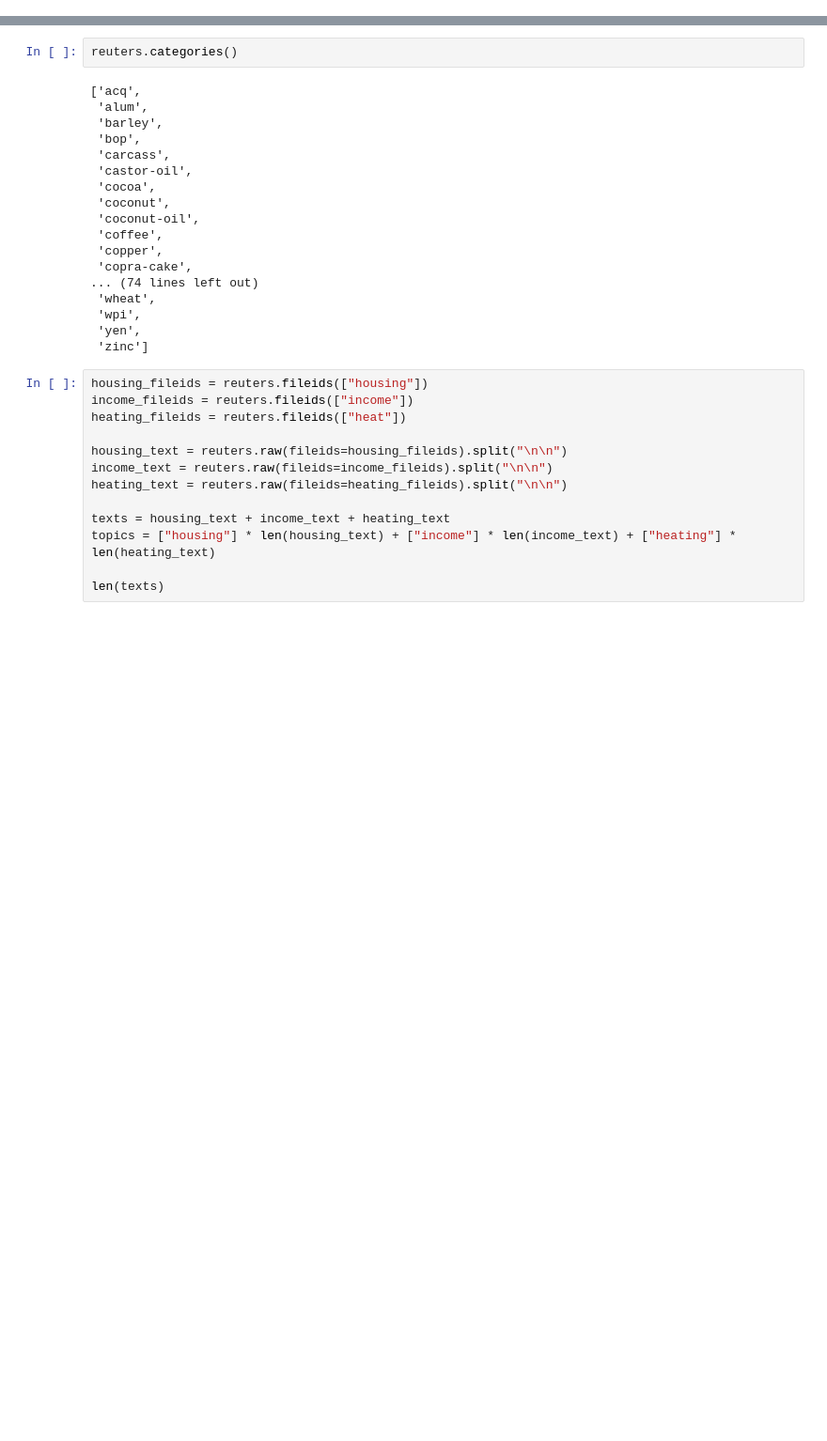
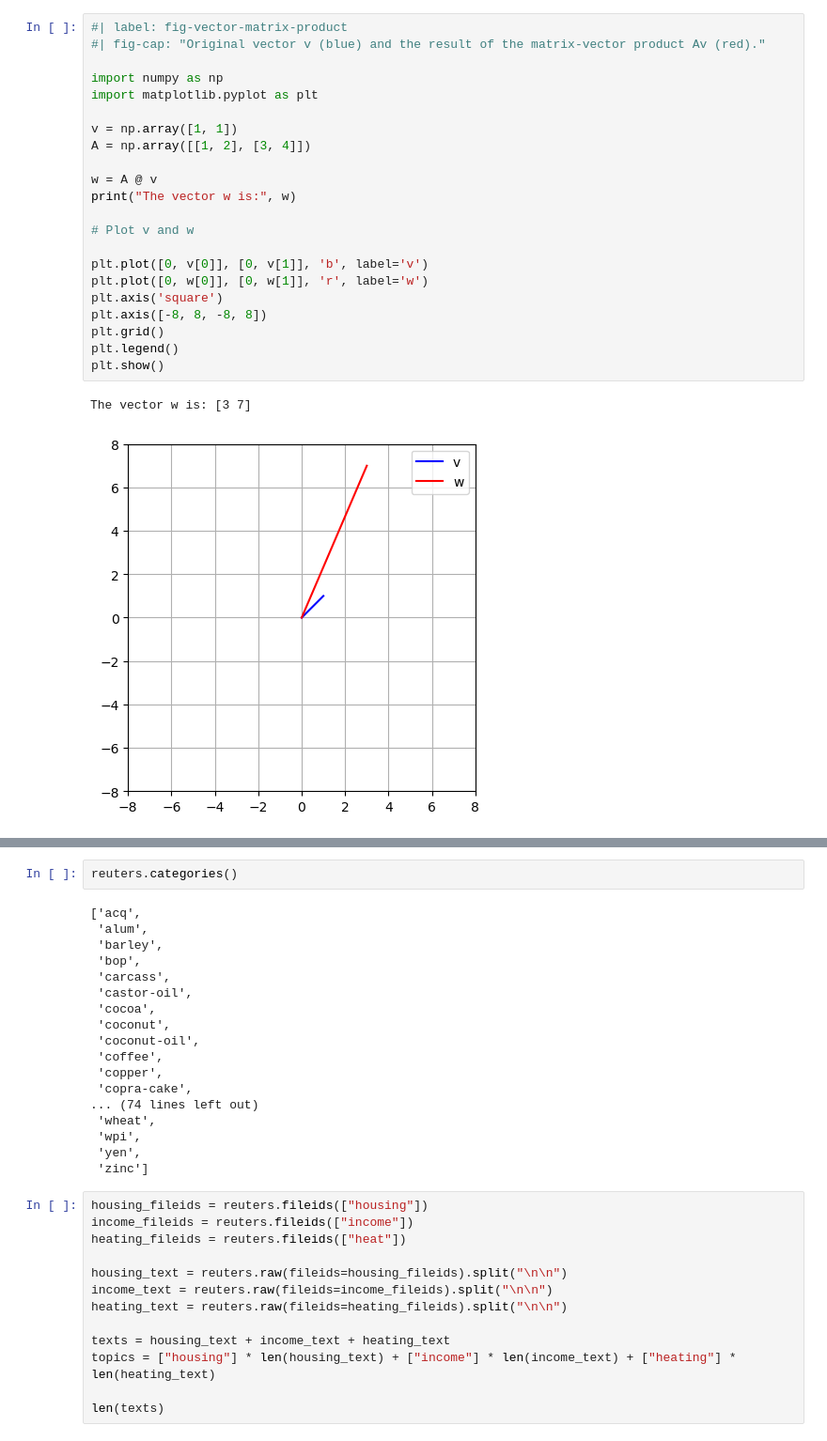
Before and after one commit to febse/ta2024, a Jupyter notebook: 01-Intro-Vectorization/07-Latent-Semantic-Analysis.ipynb, the cells around one changed output, grey strips where cells are left out. Shown: that part at 94% size. Drawn from its saved outputs; the diff is of its cells as text; blank space fills up the shorter version.

```diff
--- a/01-Intro-Vectorization/07-Latent-Semantic-Analysis.ipynb
+++ b/01-Intro-Vectorization/07-Latent-Semantic-Analysis.ipynb
@@ -4,0 +25,25 @@ The LSA is a dimension reduction technique that can be used to uncover common to
+# %%
+#| label: fig-vector-matrix-product
+#| fig-cap: "Original vector v (blue) and the result of the matrix-vector product Av (red)."
+
+import numpy as np
+import matplotlib.pyplot as plt
+
+v = np.array([1, 1])
+A = np.array([[1, 2], [3, 4]])
+
+w = A @ v
+print("The vector w is:", w)
+
+# Plot v and w
+
+plt.plot([0, v[0]], [0, v[1]], 'b', label='v')
+plt.plot([0, w[0]], [0, w[1]], 'r', label='w')
+plt.axis('square')
+plt.axis([-8, 8, -8, 8])
+plt.grid()
+plt.legend()
+plt.show()
+# %% [output]
+The vector w is: [3 7]
+[figure, added]
```
Also changed, not shown: parts of 20 cells of this notebook.
